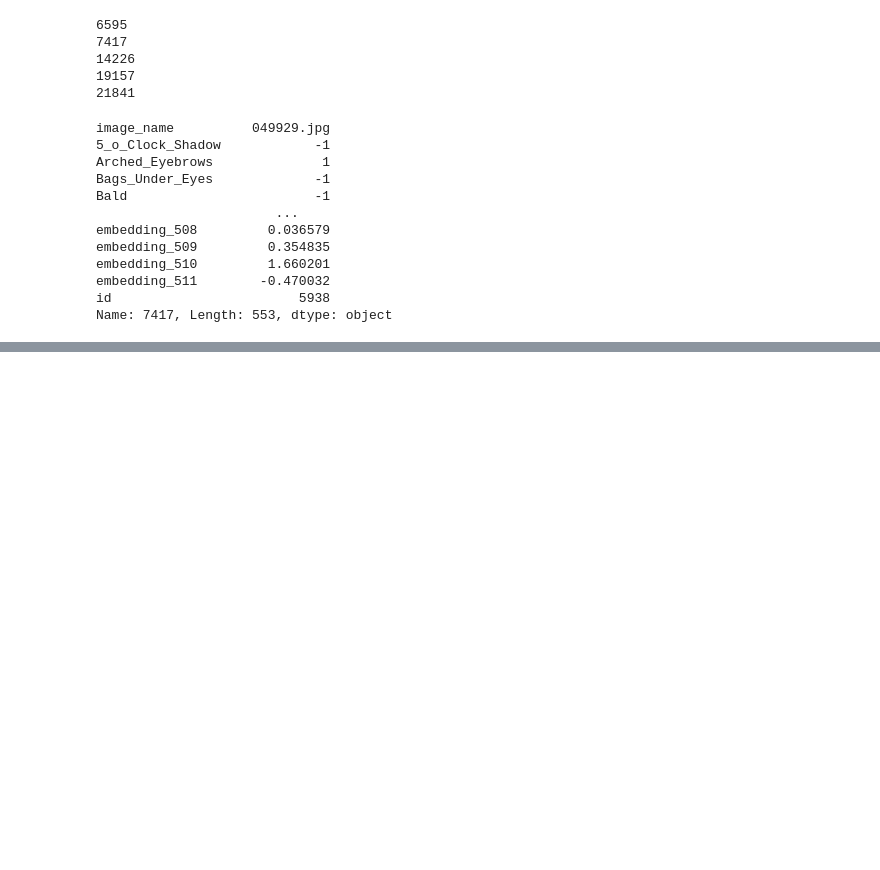
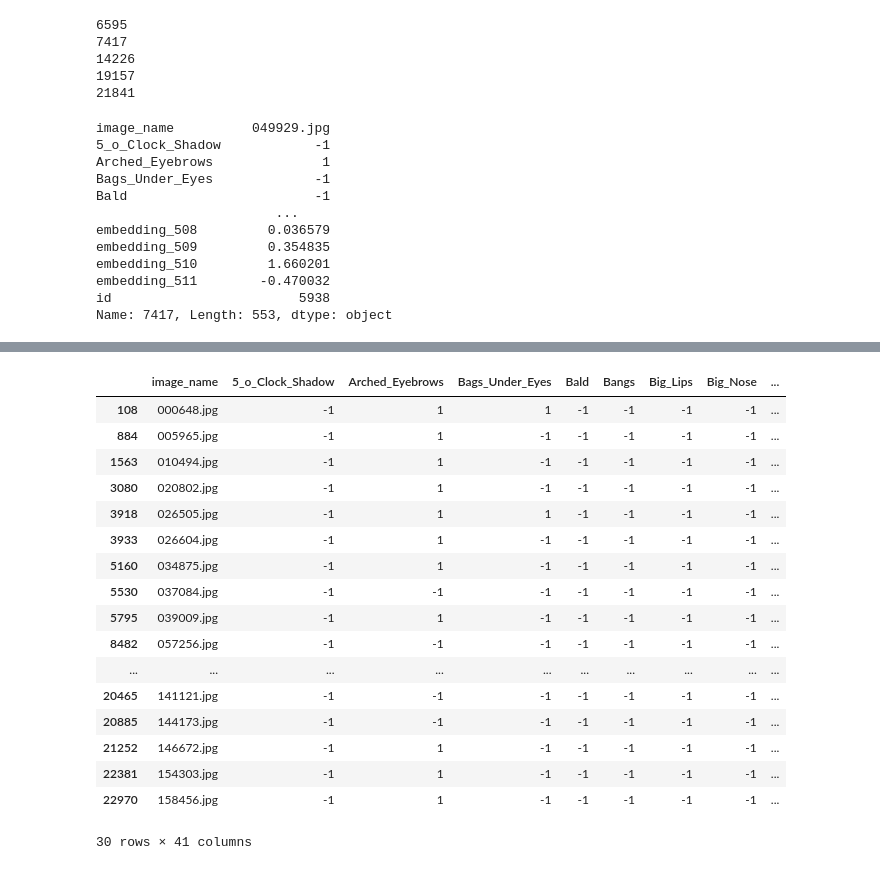
Before and after one commit to Pietro-Gavazzi/info-visualisation, a Jupyter notebook: data_explo.ipynb, the cells around one changed output, grey strips where cells are left out. Drawn from its saved outputs; the diff is of its cells as text; code cells hidden in the pictures; blank space fills up the shorter version.

```diff
--- a/data_explo.ipynb
+++ b/data_explo.ipynb
@@ -170,0 +236,21 @@ Name: 7417, Length: 553, dtype: object
+# %%
+buffalo_l_label[buffalo_l['id']==1565]
+# %% [output]
+|  | image_name | 5_o_Clock_Shadow | Arched_Eyebrows | Bags_Under_Eyes | Bald | Bangs | Big_Lips | Big_Nose | ... |
+| 108 | 000648.jpg | -1 | 1 | 1 | -1 | -1 | -1 | -1 | ... |
+| 884 | 005965.jpg | -1 | 1 | -1 | -1 | -1 | -1 | -1 | ... |
+| 1563 | 010494.jpg | -1 | 1 | -1 | -1 | -1 | -1 | -1 | ... |
+| 3080 | 020802.jpg | -1 | 1 | -1 | -1 | -1 | -1 | -1 | ... |
+| 3918 | 026505.jpg | -1 | 1 | 1 | -1 | -1 | -1 | -1 | ... |
+| 3933 | 026604.jpg | -1 | 1 | -1 | -1 | -1 | -1 | -1 | ... |
+| 5160 | 034875.jpg | -1 | 1 | -1 | -1 | -1 | -1 | -1 | ... |
+| 5530 | 037084.jpg | -1 | -1 | -1 | -1 | -1 | -1 | -1 | ... |
+| 5795 | 039009.jpg | -1 | 1 | -1 | -1 | -1 | -1 | -1 | ... |
+| 8482 | 057256.jpg | -1 | -1 | -1 | -1 | -1 | -1 | -1 | ... |
+| ... | ... | ... | ... | ... | ... | ... | ... | ... | ... |
+| 20465 | 141121.jpg | -1 | -1 | -1 | -1 | -1 | -1 | -1 | ... |
+| 20885 | 144173.jpg | -1 | -1 | -1 | -1 | -1 | -1 | -1 | ... |
+| 21252 | 146672.jpg | -1 | 1 | -1 | -1 | -1 | -1 | -1 | ... |
+| 22381 | 154303.jpg | -1 | 1 | -1 | -1 | -1 | -1 | -1 | ... |
+| 22970 | 158456.jpg | -1 | 1 | -1 | -1 | -1 | -1 | -1 | ... |
+30 rows × 41 columns
```
Also changed, not shown: parts of 5 cells of this notebook.
